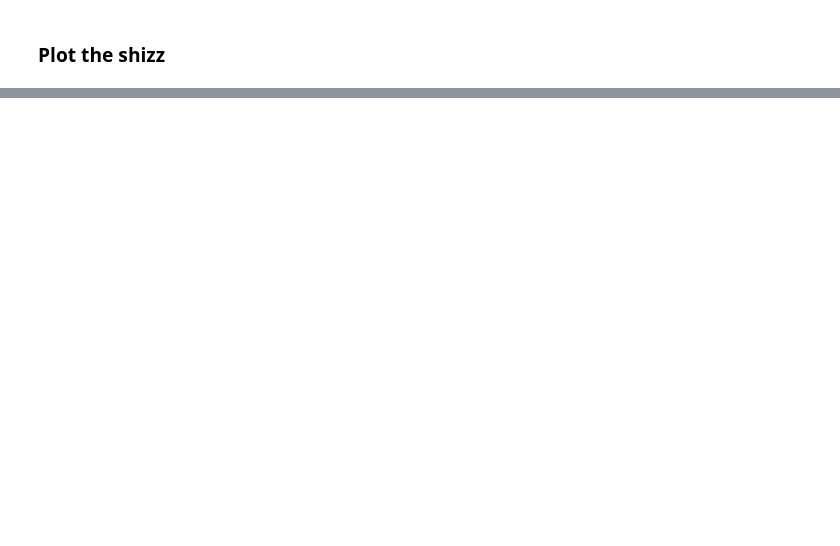
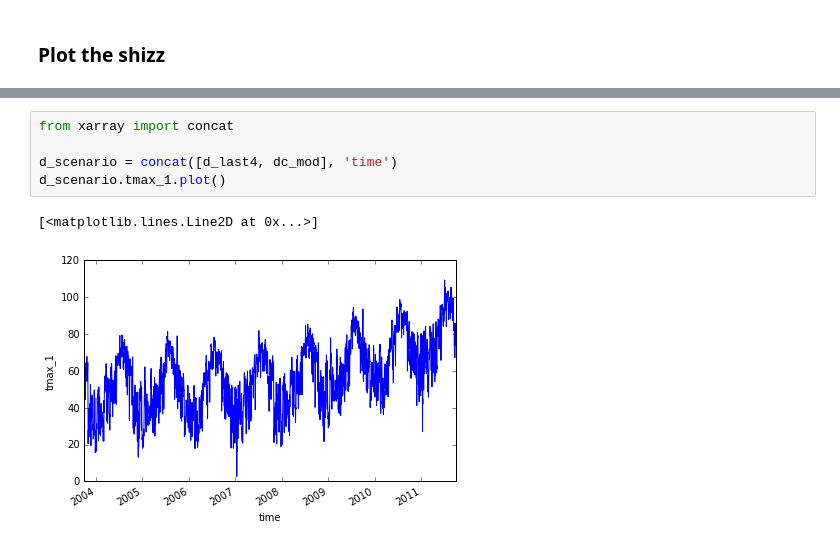
Before and after one commit to VirtualWatershed/capstone, a Jupyter notebook: Intro.ipynb, the cells around one changed output, grey strips where cells are left out. Saved outputs shown, nothing was run; the diff lists cells and outputs as text; blank space fills up the shorter version.

```diff
--- a/Intro.ipynb
+++ b/Intro.ipynb
@@ -130,0 +192,8 @@ Now that we have some experience extracting and plotting temperature data, let's
+# %%
+from xarray import concat
+
+d_scenario = concat([d_last4, dc_mod], 'time')
+d_scenario.tmax_1.plot()
+# %% [output]
+[<matplotlib.lines.Line2D at 0x...>]
+[figure, added]
```
Also changed, not shown: parts of 11 cells of this notebook, 6 other files.
